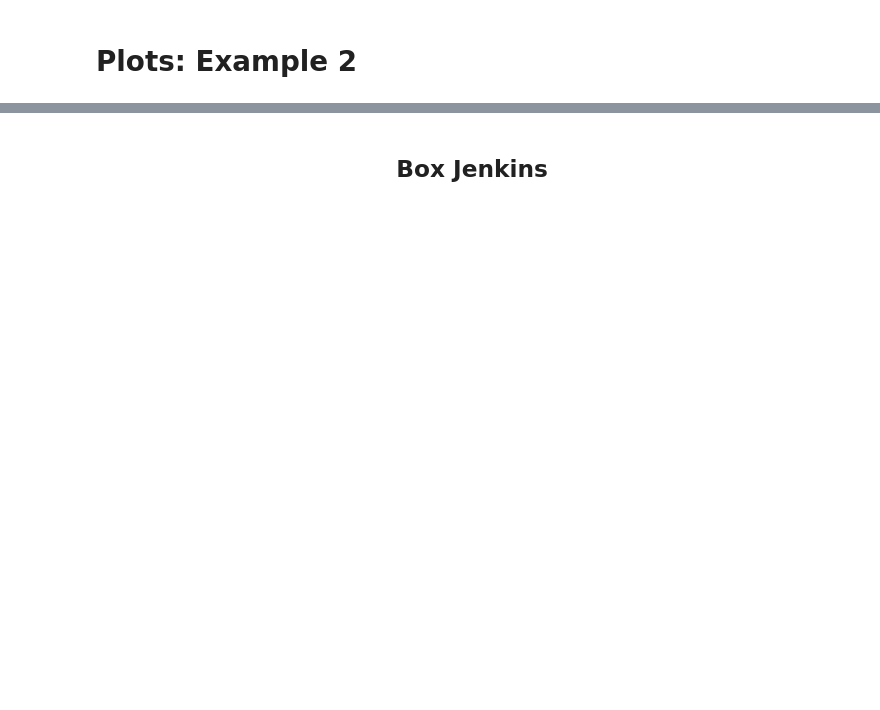
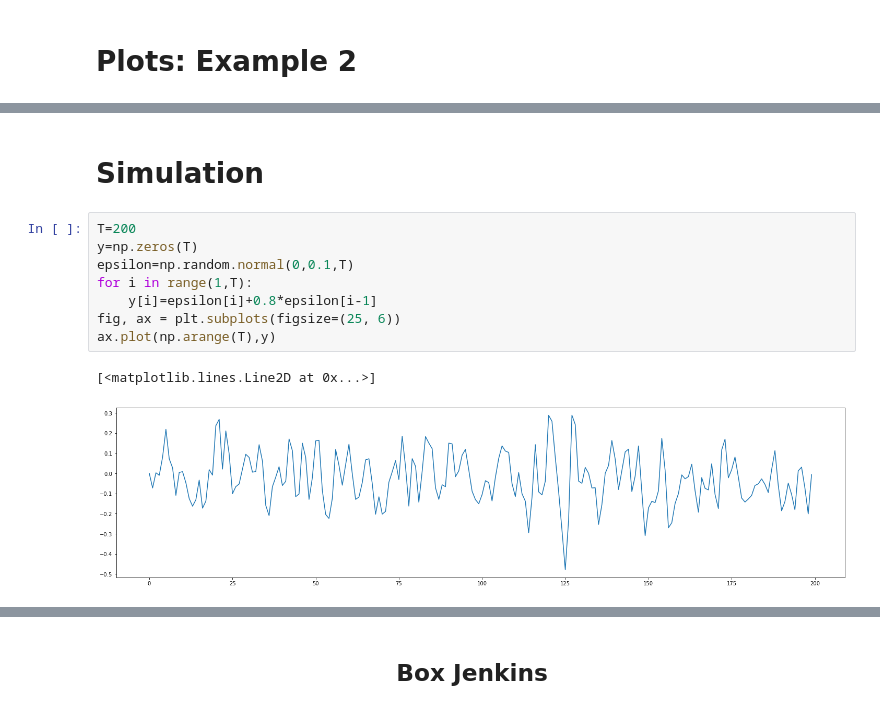
Before and after one commit to anastasiospanagiotelis/QBUS3850, a Jupyter notebook: Lectures/03ARIMA/03ARIMA.ipynb, the cells around one changed output, grey strips where cells are left out. Cells and saved outputs as stored; diff of their text form; blank space fills up the shorter version.

```diff
--- a/Lectures/03ARIMA/03ARIMA.ipynb
+++ b/Lectures/03ARIMA/03ARIMA.ipynb
@@ -144,0 +229,13 @@ for i in range(I):
+# %% [markdown]
+# Simulation
+# %%
+T=200
+y=np.zeros(T)
+epsilon=np.random.normal(0,0.1,T)
+for i in range(1,T):
+    y[i]=epsilon[i]+0.8*epsilon[i-1]
+fig, ax = plt.subplots(figsize=(25, 6))
+ax.plot(np.arange(T),y)
+# %% [output]
+[<matplotlib.lines.Line2D at 0x...>]
+[figure, added]
```
Also changed, not shown: parts of 46 cells of this notebook.
